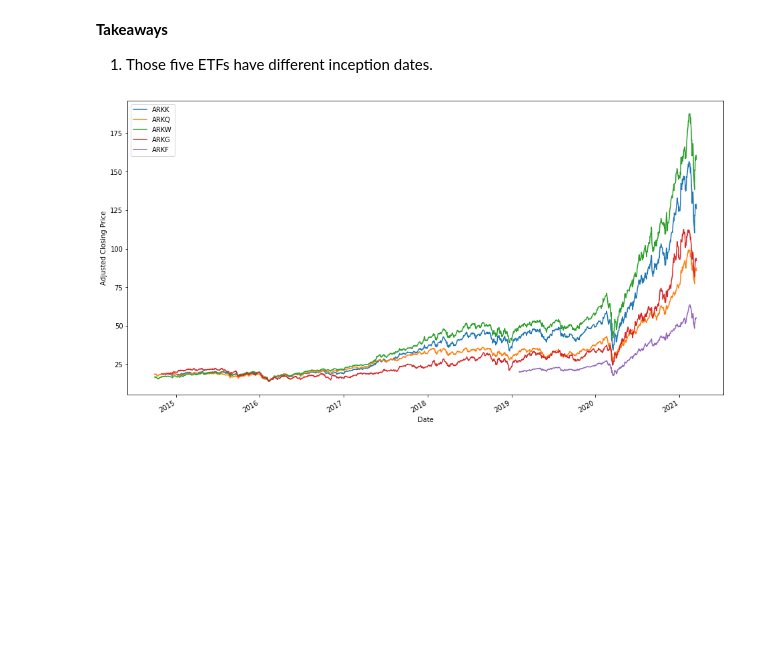
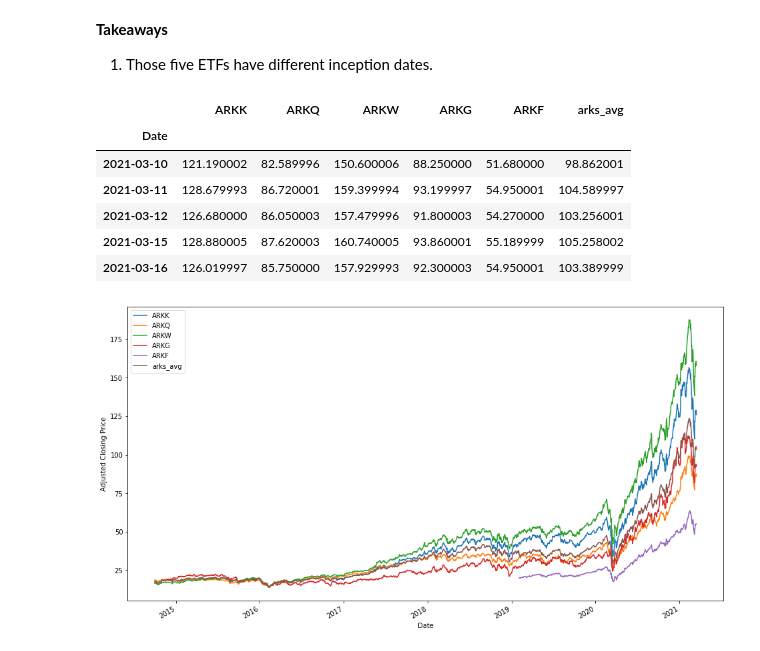
Before and after one commit to Yongliang-Shi/market-prediction, a Jupyter notebook: explore_ark.ipynb, the cells around one changed output. Saved outputs shown, nothing was run; the diff lists cells and outputs as text; code cells hidden in the pictures; blank space fills up the shorter version.

```diff
--- a/explore_ark.ipynb
+++ b/explore_ark.ipynb
@@ -56,6 +56,19 @@ Wall time: 2.48 s
 # %% [markdown]
 **Takeaways**
 1. Those five ETFs have different inception dates.
+# %%
+# Compute the average of the 5 active ETFs
+
+df_arks = df_arks.assign(arks_avg = df_arks.mean(axis=1))
+df_arks.tail()
+# %% [output]
+|  | ARKK | ARKQ | ARKW | ARKG | ARKF | arks_avg |
+| Date |  |  |  |  |  |  |
+| 2021-03-10 | 121.190002 | 82.589996 | 150.600006 | 88.250000 | 51.680000 | 98.862001 |
+| 2021-03-11 | 128.679993 | 86.720001 | 159.399994 | 93.199997 | 54.950001 | 104.589997 |
+| 2021-03-12 | 126.680000 | 86.050003 | 157.479996 | 91.800003 | 54.270000 | 103.256001 |
+| 2021-03-15 | 128.880005 | 87.620003 | 160.740005 | 93.860001 | 55.189999 | 105.258002 |
+| 2021-03-16 | 126.019997 | 85.750000 | 157.929993 | 92.300003 | 54.950001 | 103.389999 |
 # %%
 # Plot the adjusted closing prcies over time
 
@@ -63,4 +76,4 @@ df_arks.plot(figsize=(16,9))
 plt.ylabel("Adjusted Closing Price")
 plt.show()
 # %% [output]
-[figure, old version]
+[figure, new version]
```
Also changed, not shown: parts of 2 cells of this notebook.
